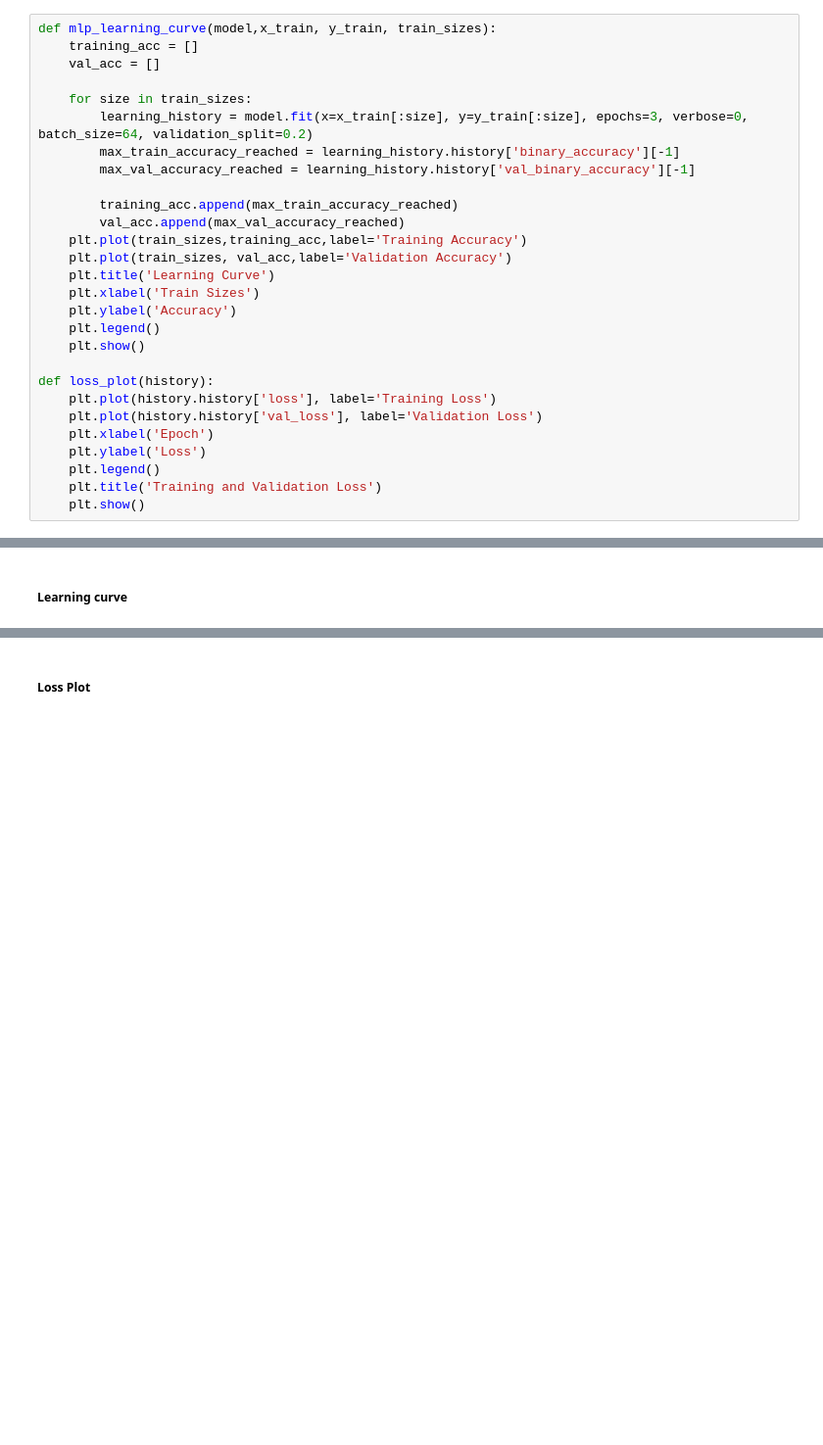
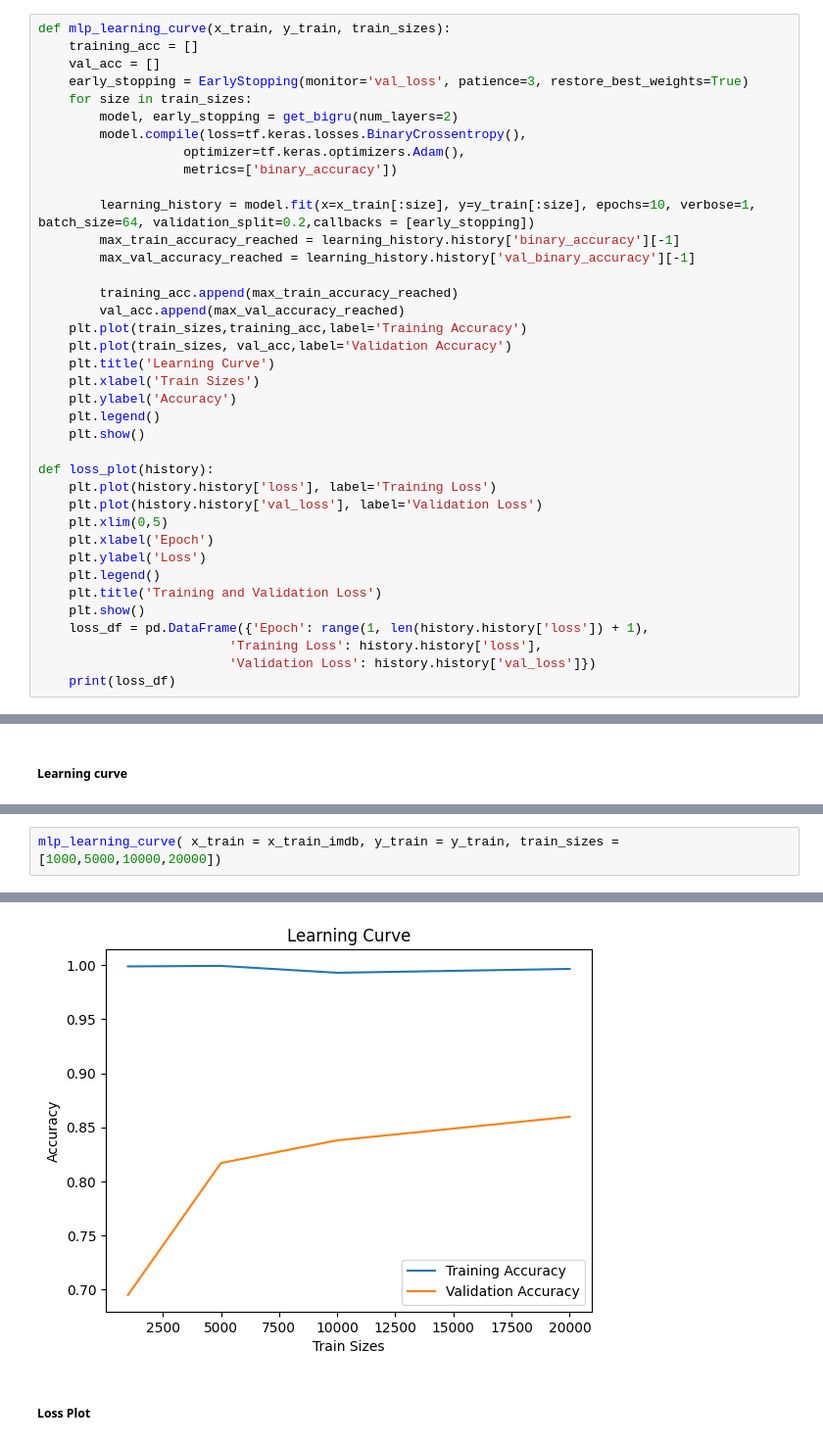
Before and after one commit to vleft02/IMDB-Review-Classification, a Jupyter notebook: ML.ipynb, the cells around one changed output, grey strips where cells are left out. Shown at 98% size. Drawn from its saved outputs; the diff is of its cells as text; blank space fills up the shorter version.

```diff
--- a/ML.ipynb
+++ b/ML.ipynb
@@ -1039,10 +1021,15 @@ print(bigru_rnn.evaluate(x_test_imdb, y_test))
 # %%
-def mlp_learning_curve(model,x_train, y_train, train_sizes):
+def mlp_learning_curve(x_train, y_train, train_sizes):
     training_acc = []
     val_acc = []
+    early_stopping = EarlyStopping(monitor='val_loss', patience=3, restore_best_weights=True)
+    for size in train_sizes:
+        model, early_stopping = get_bigru(num_layers=2)
+        model.compile(loss=tf.keras.losses.BinaryCrossentropy(),
+                   optimizer=tf.keras.optimizers.Adam(),
+                   metrics=['binary_accuracy'])
 
-    for size in train_sizes:
-        learning_history = model.fit(x=x_train[:size], y=y_train[:size], epochs=3, verbose=0, batch_size=64, validation_split=0.2)
+        learning_history = model.fit(x=x_train[:size], y=y_train[:size], epochs=10, verbose=1, batch_size=64, validation_split=0.2,callbacks = [early_stopping])
         max_train_accuracy_reached = learning_history.history['binary_accuracy'][-1]
         max_val_accuracy_reached = learning_history.history['val_binary_accuracy'][-1]
 
@@ -1059,11 +1046,16 @@ def mlp_learning_curve(model,x_train, y_train, train_sizes):
 def loss_plot(history):
     plt.plot(history.history['loss'], label='Training Loss')
     plt.plot(history.history['val_loss'], label='Validation Loss')
+    plt.xlim(0,5)
     plt.xlabel('Epoch')
     plt.ylabel('Loss')
     plt.legend()
     plt.title('Training and Validation Loss')
     plt.show()
+    loss_df = pd.DataFrame({'Epoch': range(1, len(history.history['loss']) + 1),
+                         'Training Loss': history.history['loss'],
+                         'Validation Loss': history.history['val_loss']})
+    print(loss_df)
 # %% [markdown]
 ##### Precision Recall Curve
 # %%
@@ -1109,0 +1085,3 @@ mlp_learning_curve(model = bigru_rnn, x_train = x_train_imdb, y_train = y_train,
+# %%
+mlp_learning_curve( x_train = x_train_imdb, y_train = y_train, train_sizes = [1000,5000,10000,20000])
+# %% [output]
@@ -1110,3 +1105,4 @@ mlp_learning_curve(model = bigru_rnn, x_train = x_train_imdb, y_train = y_train,
+[figure, added]
 # %% [markdown]
 ##### Loss Plot
 # %%
```
Also changed, not shown: parts of 20 cells of this notebook, 3 other files.
